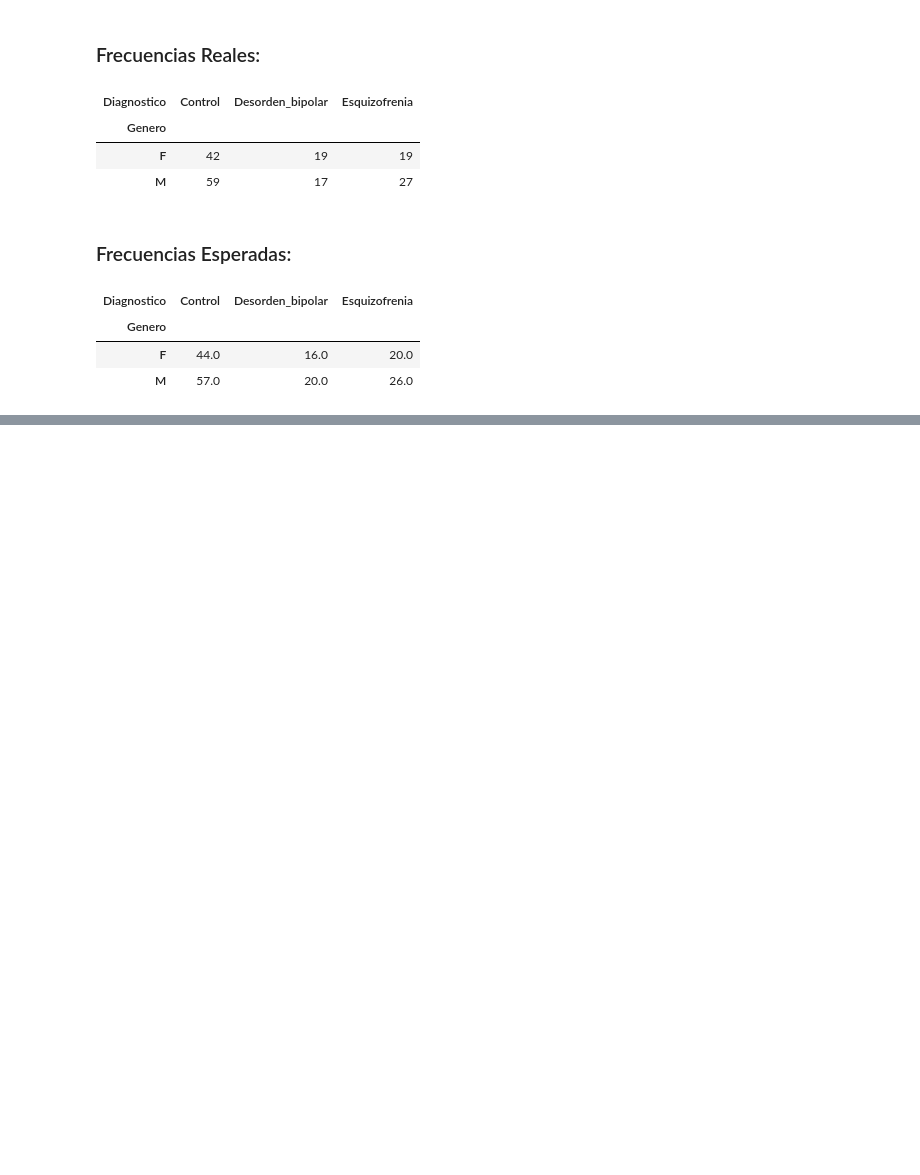
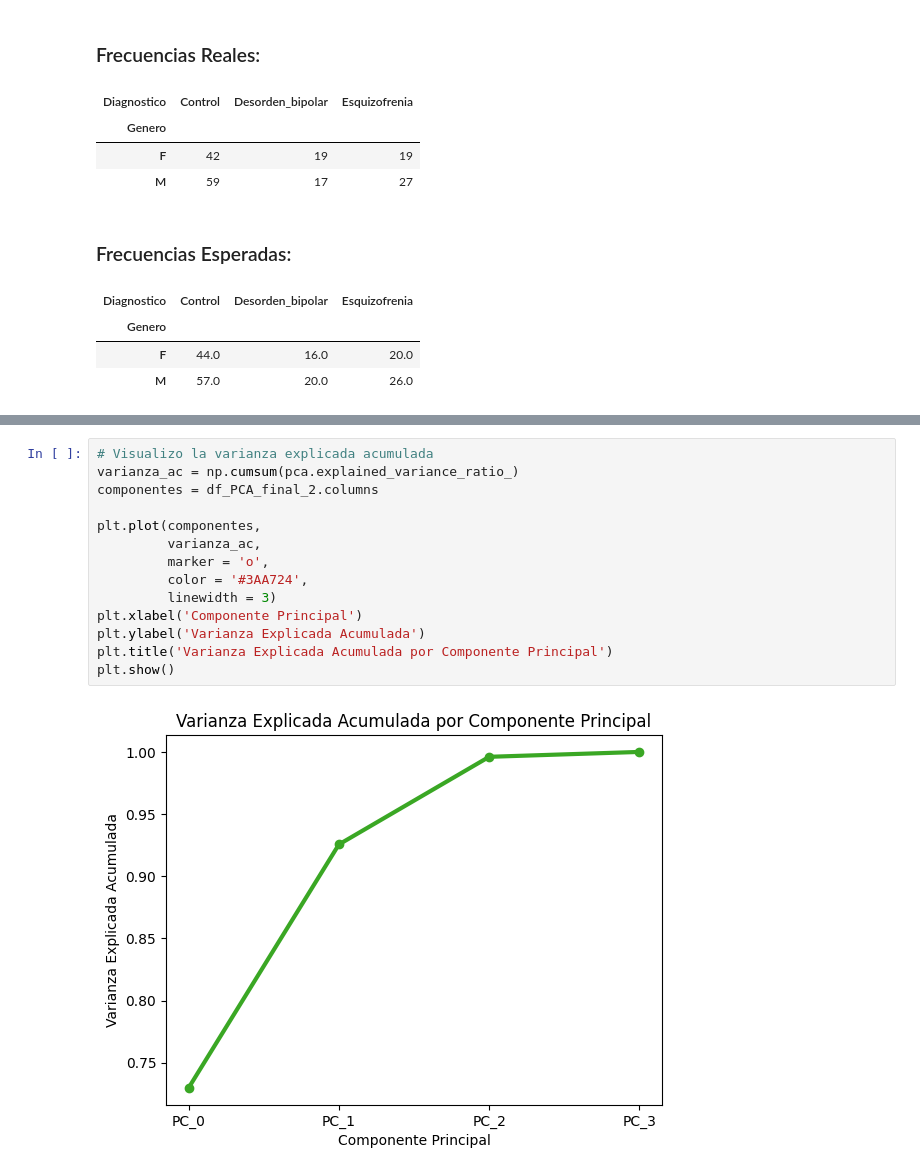
Before and after one commit to xlisouski/Neurociencia, a Jupyter notebook: TP_Unidad1_XimenaLisouski.ipynb, the cells around one changed output, grey strips where cells are left out. Saved outputs shown, nothing was run; the diff lists cells and outputs as text; blank space fills up the shorter version.

```diff
--- a/TP_Unidad1_XimenaLisouski.ipynb
+++ b/TP_Unidad1_XimenaLisouski.ipynb
@@ -1016,0 +1082,16 @@ No hay evidencia estadísticamente significativa para afirmar que existe una aso
+# %%
+# Visualizo la varianza explicada acumulada
+varianza_ac = np.cumsum(pca.explained_variance_ratio_)
+componentes = df_PCA_final_2.columns
+
+plt.plot(componentes,
+         varianza_ac,
+         marker = 'o',
+         color = '#3AA724',
+         linewidth = 3)
+plt.xlabel('Componente Principal')
+plt.ylabel('Varianza Explicada Acumulada')
+plt.title('Varianza Explicada Acumulada por Componente Principal')
+plt.show()
+# %% [output]
+[figure, added]
```
Also changed, not shown: parts of 14 cells of this notebook.
